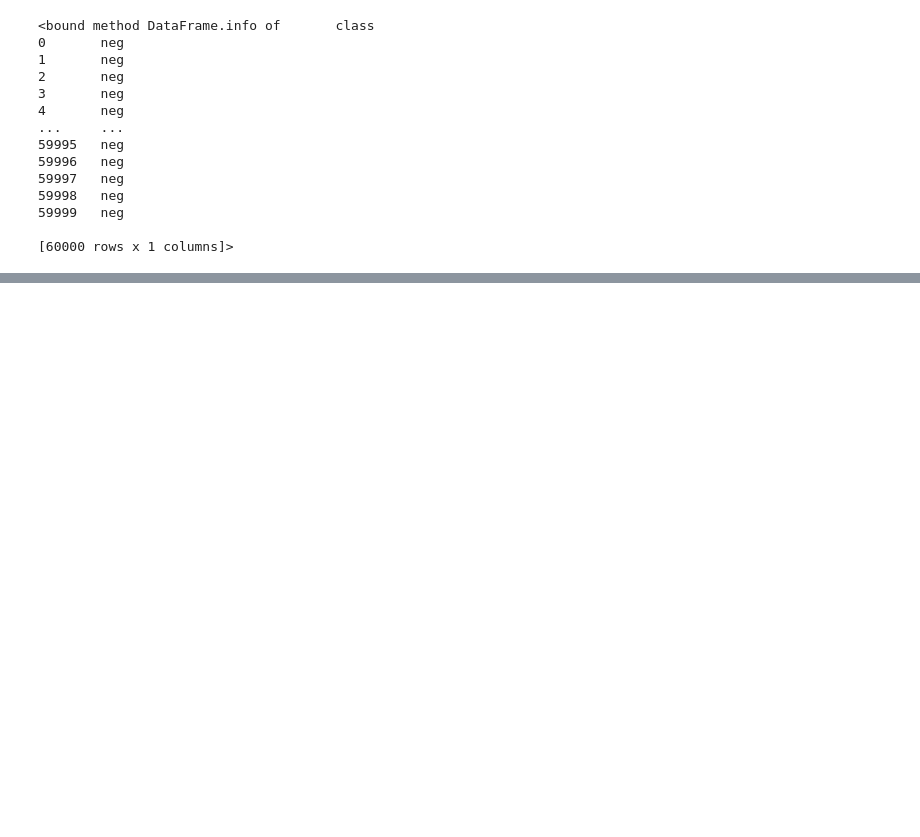
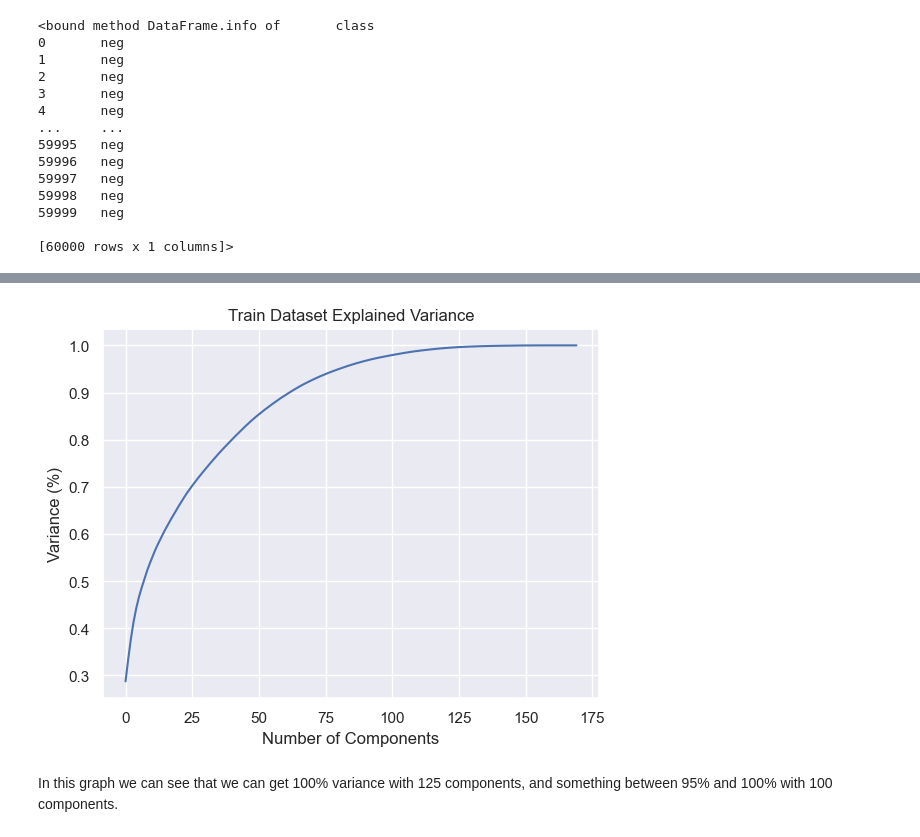
Before and after one commit to izazaka/Data, a Jupyter notebook: CA1.ipynb, the cells around one changed output, grey strips where cells are left out. Cells and saved outputs as stored; diff of their text form; code cells hidden in the pictures; blank space fills up the shorter version.

```diff
--- a/CA1.ipynb
+++ b/CA1.ipynb
@@ -263,0 +353,4 @@ ValueError: If using all scalar values, you must pass an index
+# %%
+sc = StandardScaler()
+
+X_scaled = sc.fit_transform(X)
@@ -263,0 +365,4 @@ ValueError: If using all scalar values, you must pass an index
+# %%
+pca = PCA()
+
+pca.fit(X_scaled)
@@ -263,0 +417,11 @@ ValueError: If using all scalar values, you must pass an index
+# %%
+plt.figure()
+plt.plot(np.cumsum(pca.explained_variance_ratio_))
+plt.xlabel("Number of Components")
+plt.ylabel("Variance (%)")
+plt.title("Train Dataset Explained Variance")
+plt.show()
+# %% [output]
+[figure, added]
+# %% [markdown]
+In this graph we can see that we can get 100% variance with 125 components, and something between 95% and 100% with 100 components.
```
Also changed, not shown: parts of 64 cells of this notebook, 3 other files.
